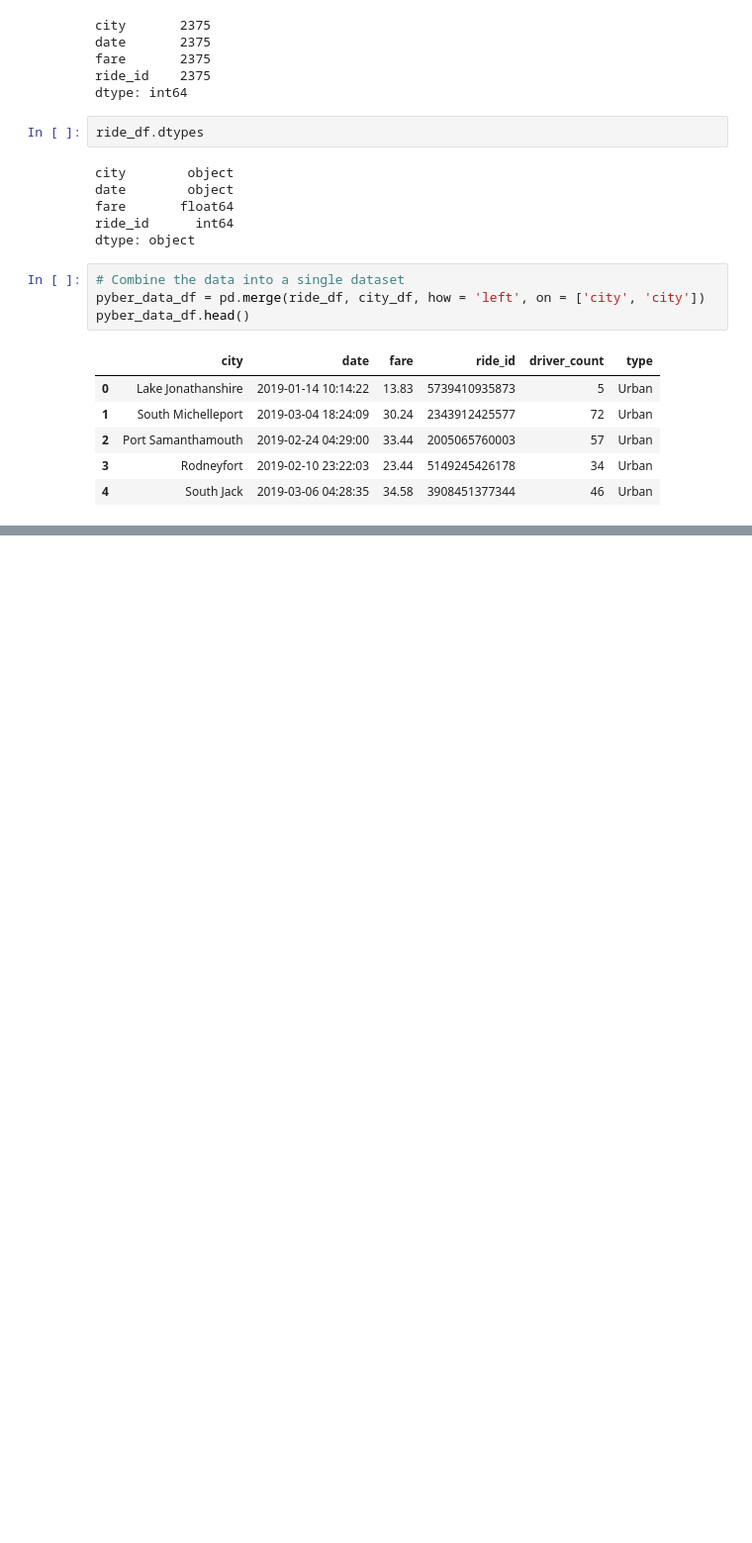
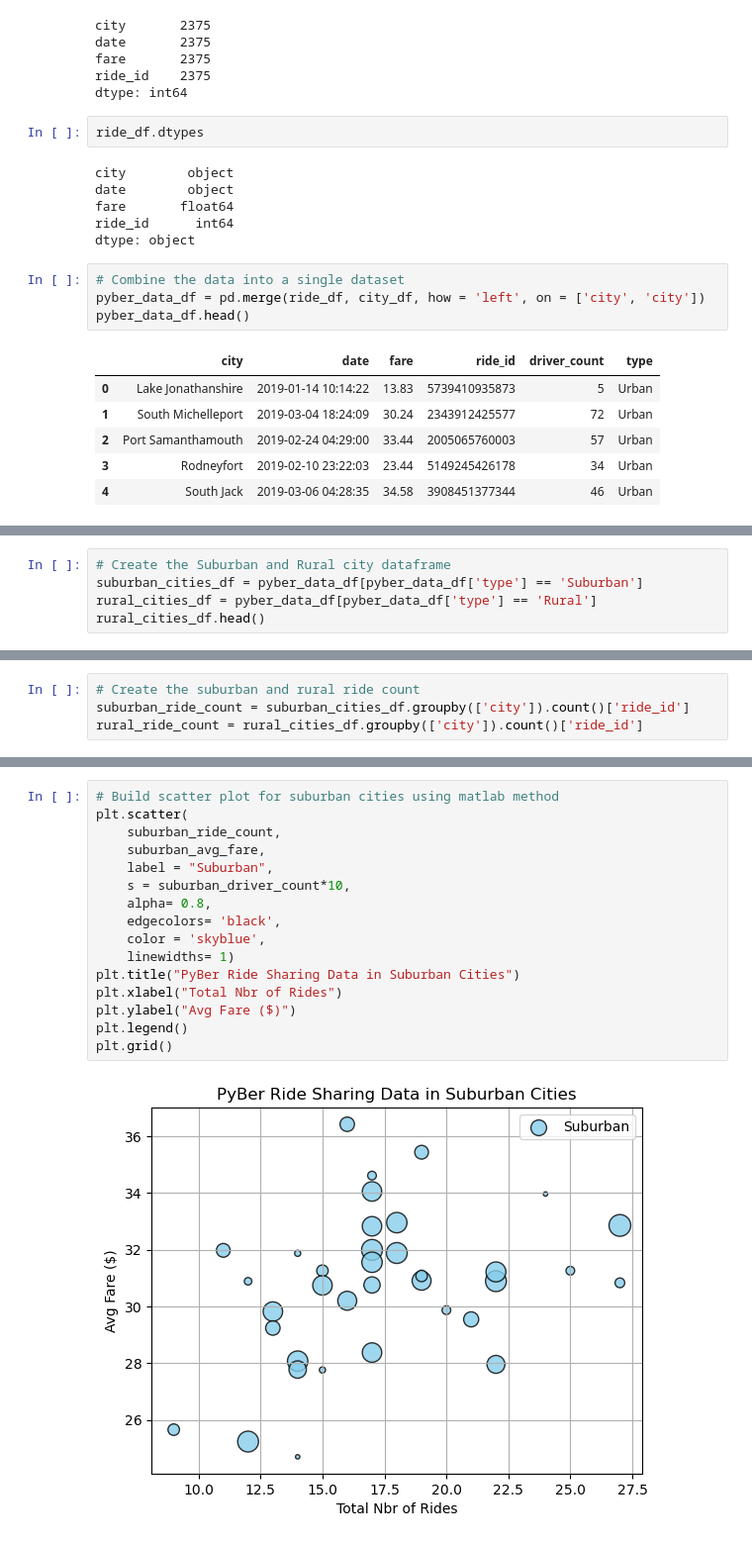
Before and after one commit to tashg23/pyber_analysis, a Jupyter notebook: Resources/pyber.ipynb, the cells around one changed output, grey strips where cells are left out. Shown at 99% size. Cells and saved outputs as stored; diff of their text form; blank space fills up the shorter version.

```diff
--- a/Resources/pyber.ipynb
+++ b/Resources/pyber.ipynb
@@ -77,0 +81,5 @@ pyber_data_df.head()
+# %%
+# Create the Suburban and Rural city dataframe
+suburban_cities_df = pyber_data_df[pyber_data_df['type'] == 'Suburban']
+rural_cities_df = pyber_data_df[pyber_data_df['type'] == 'Rural']
+rural_cities_df.head()
@@ -77,0 +105,4 @@ pyber_data_df.head()
+# %%
+# Create the suburban and rural ride count
+suburban_ride_count = suburban_cities_df.groupby(['city']).count()['ride_id']
+rural_ride_count = rural_cities_df.groupby(['city']).count()['ride_id']
@@ -77,0 +138,18 @@ pyber_data_df.head()
+# %%
+# Build scatter plot for suburban cities using matlab method
+plt.scatter(
+    suburban_ride_count,
+    suburban_avg_fare,
+    label = "Suburban",
+    s = suburban_driver_count*10,
+    alpha= 0.8,
+    edgecolors= 'black',
+    color = 'skyblue',
+    linewidths= 1)
+plt.title("PyBer Ride Sharing Data in Suburban Cities")
+plt.xlabel("Total Nbr of Rides")
+plt.ylabel("Avg Fare ($)")
+plt.legend()
+plt.grid()
+# %% [output]
+[figure, added]
```
Also changed, not shown: parts of 8 cells of this notebook.
